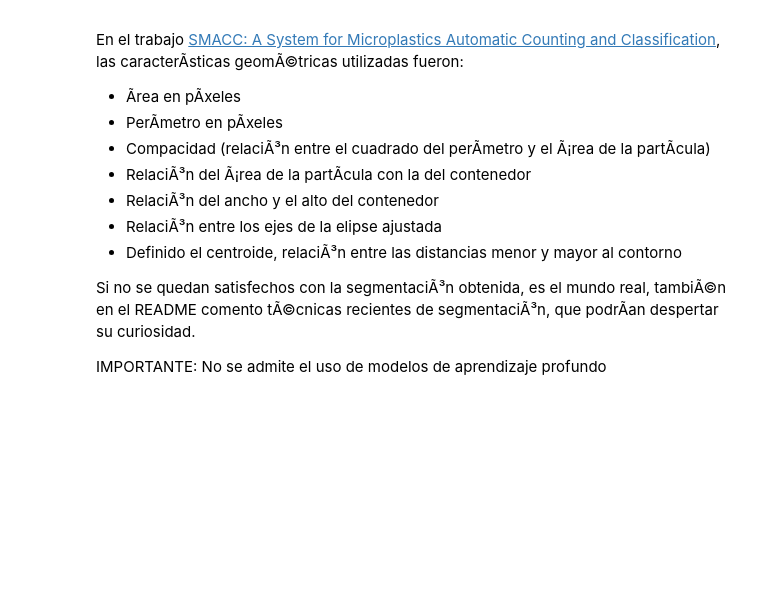
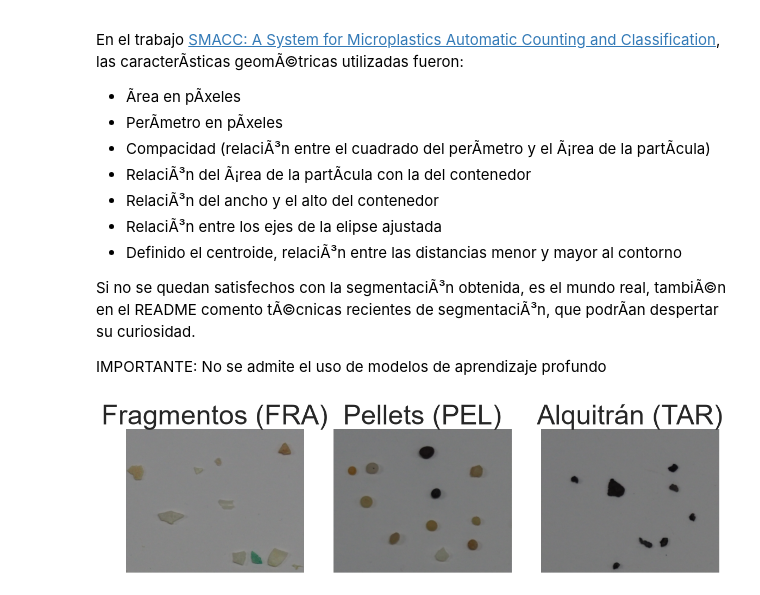
Before and after one commit to Putrici0/VC_P3, a Jupyter notebook: VC_P3.ipynb, the cells around one changed output. Drawn from its saved outputs; the diff is of its cells as text; code cells hidden in the pictures; blank space fills up the shorter version.

```diff
--- a/VC_P3.ipynb
+++ b/VC_P3.ipynb
@@ -937,3 +937,42 @@ En el trabajo [SMACC: A System for Microplastics Automatic Counting and Classifi
 Si no se quedan satisfechos con la segmentaciÃ³n obtenida, es el mundo real, tambiÃ©n en el README comento tÃ©cnicas recientes de segmentaciÃ³n, que podrÃ­an despertar su curiosidad.
 
 IMPORTANTE: No se admite el uso de modelos de aprendizaje profundo
+# %%
+# Carga las subimágenes de entrenamiento.
+imgF = cv2.imread('imagenes/microplasticos/FRA.png')
+imgP = cv2.imread('imagenes/microplasticos/PEL.png')
+imgT = cv2.imread('imagenes/microplasticos/TAR.png')
+
+# Comprueba que las tres imágenes se han cargado.
+if imgF is None or imgP is None or imgT is None:
+    print("Error: no se ha podido cargar alguna imagen.")
+    print("Comprueba la carpeta de trabajo y los nombres de los archivos.")
+else:
+    # OpenCV carga las imágenes en formato BGR.
+    # Las convertimos a RGB para mostrarlas correctamente con Matplotlib.
+    imgF_rgb = cv2.cvtColor(imgF, cv2.COLOR_BGR2RGB)
+    imgP_rgb = cv2.cvtColor(imgP, cv2.COLOR_BGR2RGB)
+    imgT_rgb = cv2.cvtColor(imgT, cv2.COLOR_BGR2RGB)
+
+    # Muestra las tres categorías para comparar su apariencia.
+    plt.figure(figsize=(12, 4))
+
+    plt.subplot(1, 3, 1)
+    plt.imshow(imgF_rgb)
+    plt.title('Fragmentos (FRA)')
+    plt.axis('off')
+
+    plt.subplot(1, 3, 2)
+    plt.imshow(imgP_rgb)
+    plt.title('Pellets (PEL)')
+    plt.axis('off')
+
+    plt.subplot(1, 3, 3)
+    plt.imshow(imgT_rgb)
+    plt.title('Alquitrán (TAR)')
+    plt.axis('off')
+
+    plt.tight_layout()
+    plt.show()
+# %% [output]
+[figure, added]
```
Also changed, not shown: parts of 2 cells of this notebook.
